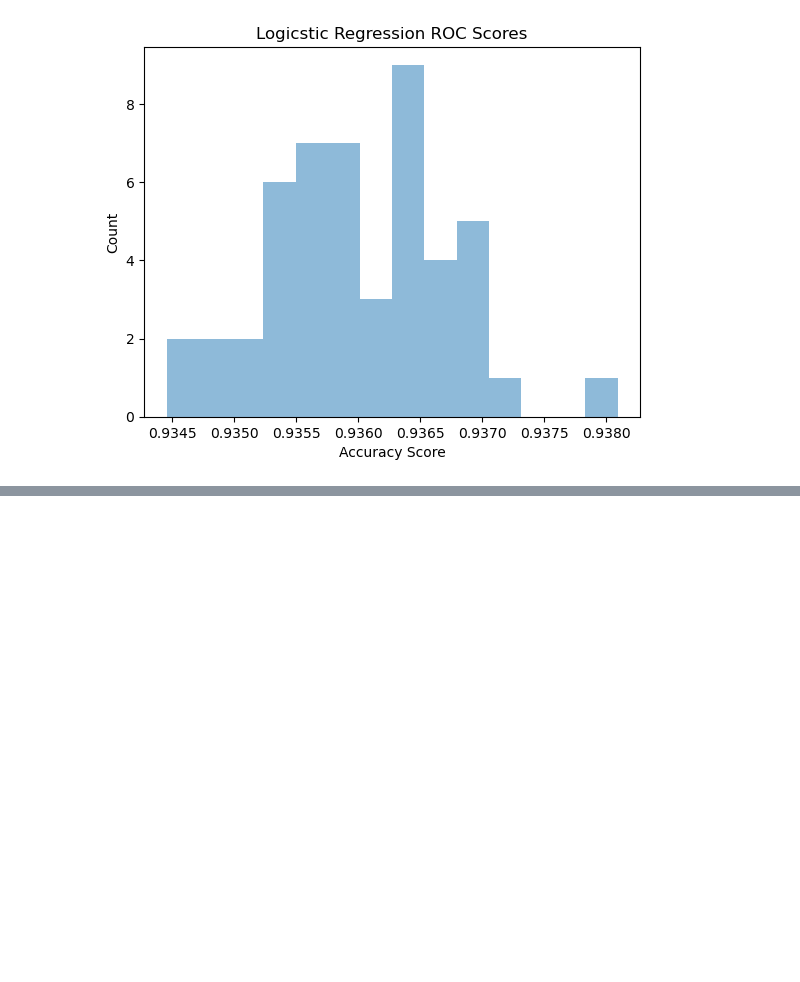
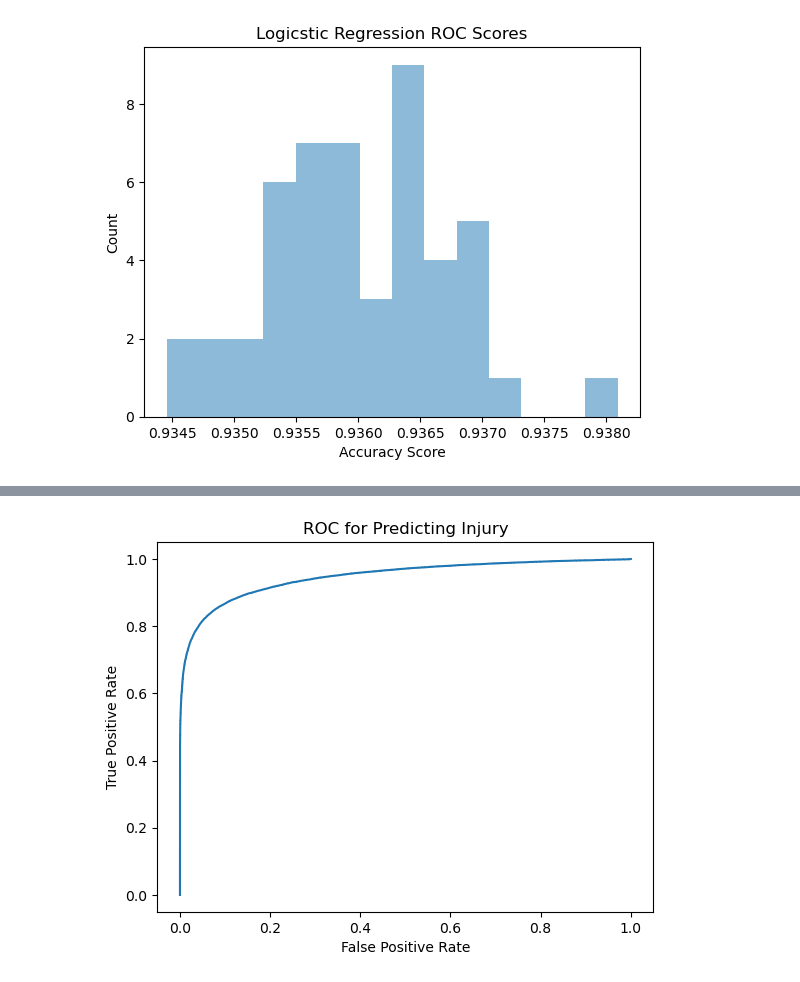
Before and after one commit to NedKost/MS-AAI-501-Team-Project, a Jupyter notebook: notebooks/Logistic Regression.ipynb, the cells around one changed output, grey strips where cells are left out. Saved outputs shown, nothing was run; the diff lists cells and outputs as text; code cells hidden in the pictures; blank space fills up the shorter version.

```diff
--- a/notebooks/Logistic Regression.ipynb
+++ b/notebooks/Logistic Regression.ipynb
@@ -179,0 +204,12 @@ plt.show()
+# %%
+# Columns to use as Features
+features = ['DepDelay', 'Month', 'DayOfWeek', 'AirTime', 'Distance', 'DepTarmacTime', 'Origin_Windspeed','Dest_Windspeed', 'Origin_Precip', 'Dest_Precip', 'Aircraft_Daily_Flight_Count', 'origin_ianaTimeZone', 'dest_ianaTimeZone', 'Dest', 'Origin', 'Carrier']
+
+# Declare X and Y from dataframe
+x = flights_df[features]
+y = flights_df['Delayed']
+
+# Encoding categorical variables
+x = binary_encode_timezone(x, ['origin_ianaTimeZone', 'dest_ianaTimeZone', 'Dest', 'Origin'])
+x = pd.get_dummies(x, columns=['Carrier'])
+x.info()
@@ -179,0 +234,15 @@ plt.show()
+# %%
+# Create Test Train split of data
+x_train, x_test, y_train, y_test = train_test_split(x, y, test_size=0.25, random_state=42)
+
+glm_binom_model = sm.GLM(y_train, x_train, family=sm.families.Binomial(link=sm.families.links.logit())).fit()
+print(glm_binom_model.summary())
+
+#use model to predict probability that given y value is 1
+y_predict = glm_binom_model.predict(x_test)
+
+#calculate AUC of model
+auc = roc_auc_score(y_test, y_predict)
+
+#print AUC score
+print('(AUC) GLM Logistic Regression: %.4f' % auc)
@@ -179,0 +267,12 @@ plt.show()
+# %%
+# Calculate AUC metrics
+fpr, tpr, _ = metrics.roc_curve(y_test, y_predict)
+
+# create ROC curve
+plt.plot(fpr, tpr)
+plt.ylabel("True Positive Rate")
+plt.xlabel("False Positive Rate")
+plt.title("ROC for Predicting Injury")
+plt.show()
+# %% [output]
+[figure, added]
```
Also changed, not shown: parts of 11 cells of this notebook, 1 other file.
